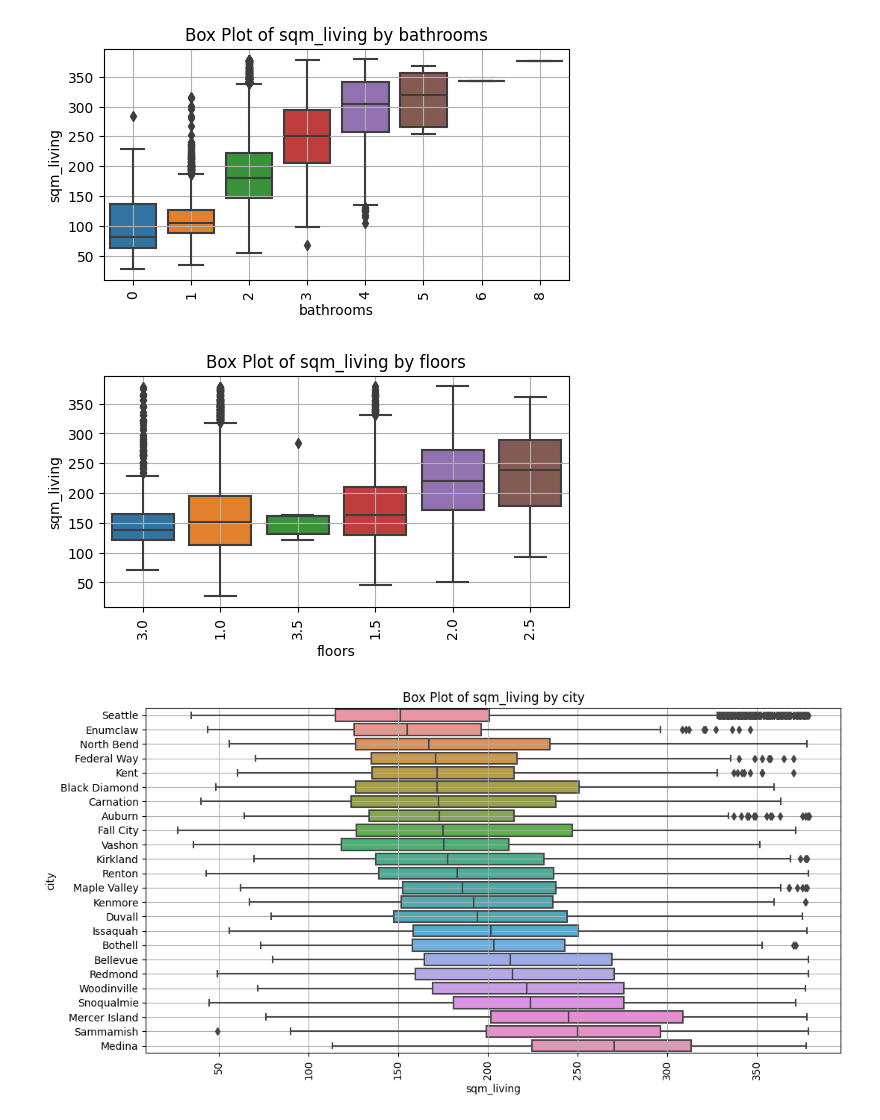
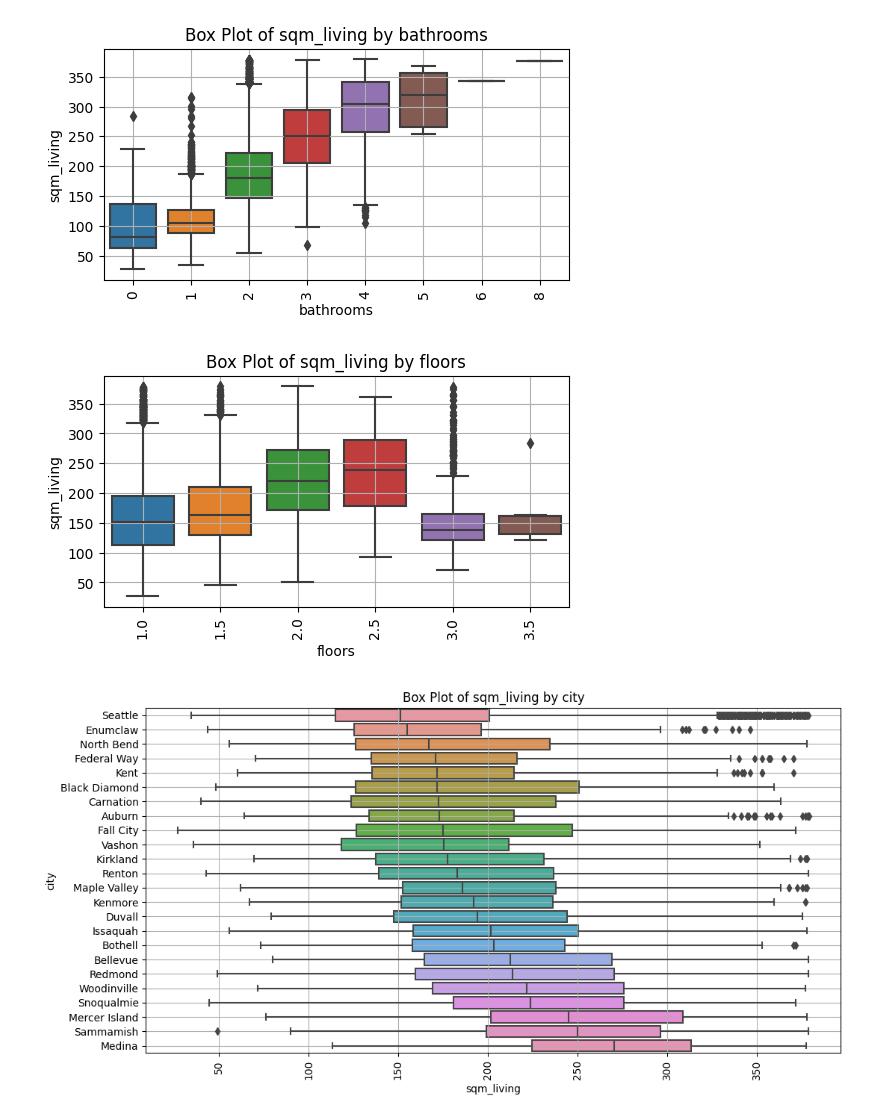
Before and after one commit to AurelPap/apartment-hunter, a Jupyter notebook: data-processing.ipynb, the cells around one changed output. Cells and saved outputs as stored; diff of their text form; code cells hidden in the pictures.

Commit message:
corrected-small-boxplots-order-error

```diff
--- a/data-processing.ipynb
+++ b/data-processing.ipynb
@@ -854,9 +854,9 @@ boxplot_categories(df_temp, 'bathrooms', 'sqm_living', (6, 3), 90, True, 'Box Pl
 # %% [output]
 [figure]
 # %%
-boxplot_categories(df_temp, 'floors', 'sqm_living', (6, 3), 90, True, 'Box Plot of sqm_living by floors')
+boxplot_categories(df_temp, 'floors', 'sqm_living', (6, 3), 90, False, 'Box Plot of sqm_living by floors')
 # %% [output]
-[figure, old version]
+[figure, new version]
 # %%
 boxplot_categories(df_temp, 'sqm_living', 'city', (12, 6), 90, True, 'Box Plot of sqm_living by city')
 # %% [output]
```
Also changed, not shown: parts of 2 cells of this notebook.
